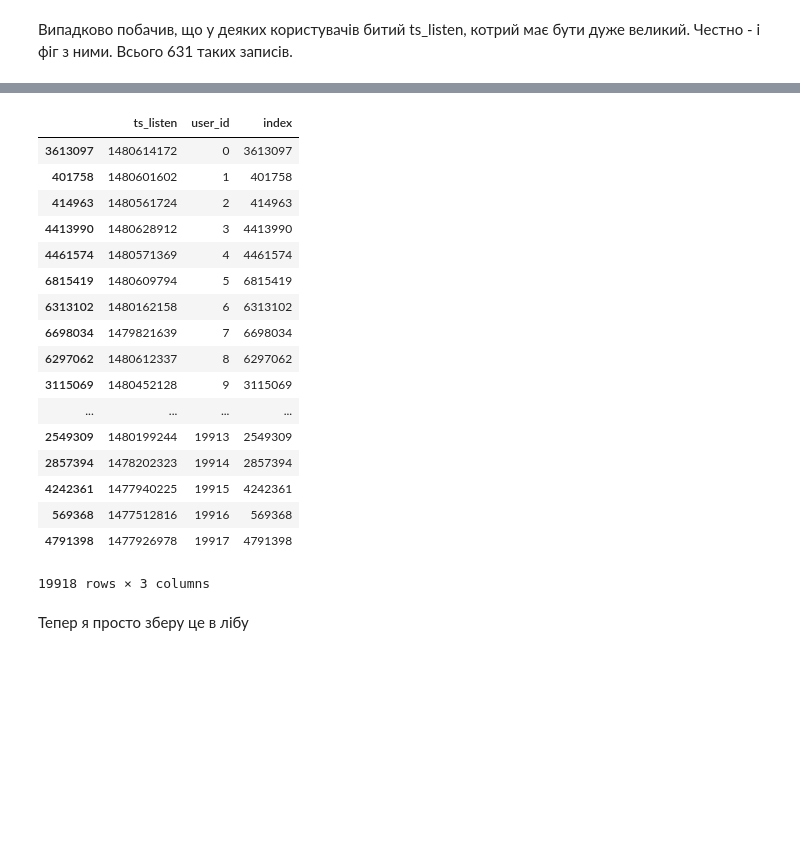
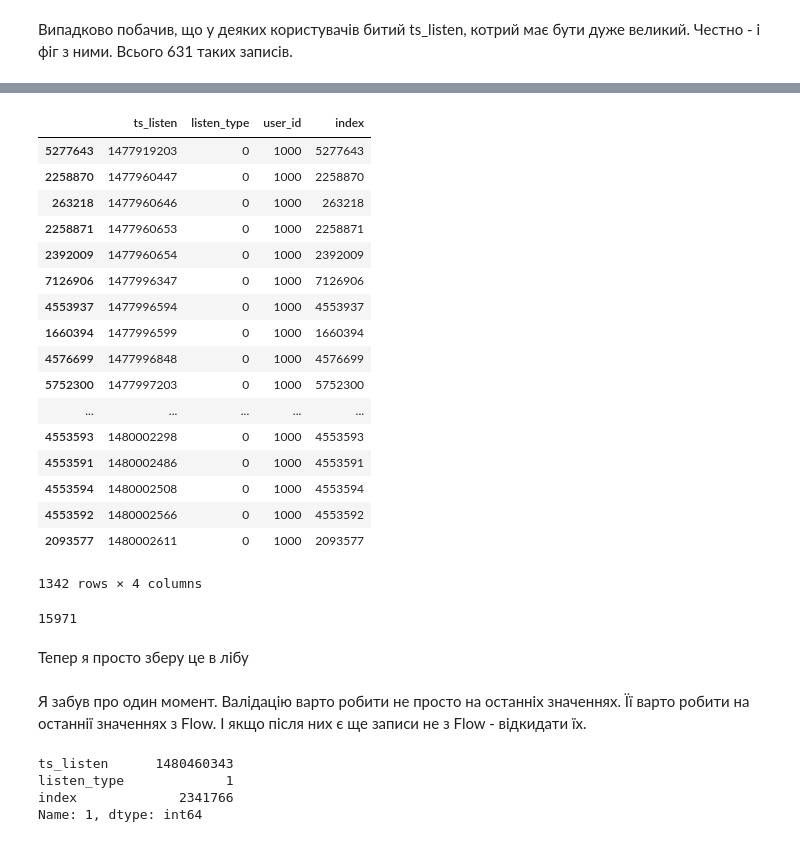
Before and after one commit to tsdaemon/mscs-competition2, a Jupyter notebook: AS_3_Validation-split.ipynb, the cells around one changed output, grey strips where cells are left out. Cells and saved outputs as stored; diff of their text form; code cells hidden in the pictures; blank space fills up the shorter version.

```diff
--- a/AS_3_Validation-split.ipynb
+++ b/AS_3_Validation-split.ipynb
@@ -103,23 +63,36 @@ is_bigger
-# %%
-train.loc[list(by_user['index'])]
-# %% [output]
-|  | ts_listen | user_id | index |
-| 3613097 | 1480614172 | 0 | 3613097 |
-| 401758 | 1480601602 | 1 | 401758 |
-| 414963 | 1480561724 | 2 | 414963 |
-| 4413990 | 1480628912 | 3 | 4413990 |
-| 4461574 | 1480571369 | 4 | 4461574 |
-| 6815419 | 1480609794 | 5 | 6815419 |
-| 6313102 | 1480162158 | 6 | 6313102 |
-| 6698034 | 1479821639 | 7 | 6698034 |
-| 6297062 | 1480612337 | 8 | 6297062 |
-| 3115069 | 1480452128 | 9 | 3115069 |
-| ... | ... | ... | ... |
-| 2549309 | 1480199244 | 19913 | 2549309 |
-| 2857394 | 1478202323 | 19914 | 2857394 |
-| 4242361 | 1477940225 | 19915 | 4242361 |
-| 569368 | 1477512816 | 19916 | 569368 |
-| 4791398 | 1477926978 | 19917 | 4791398 |
-19918 rows × 3 columns
+# %%
+train[train['user_id']==1000]
+# %% [output]
+|  | ts_listen | listen_type | user_id | index |
+| 5277643 | 1477919203 | 0 | 1000 | 5277643 |
+| 2258870 | 1477960447 | 0 | 1000 | 2258870 |
+| 263218 | 1477960646 | 0 | 1000 | 263218 |
+| 2258871 | 1477960653 | 0 | 1000 | 2258871 |
+| 2392009 | 1477960654 | 0 | 1000 | 2392009 |
+| 7126906 | 1477996347 | 0 | 1000 | 7126906 |
+| 4553937 | 1477996594 | 0 | 1000 | 4553937 |
+| 1660394 | 1477996599 | 0 | 1000 | 1660394 |
+| 4576699 | 1477996848 | 0 | 1000 | 4576699 |
+| 5752300 | 1477997203 | 0 | 1000 | 5752300 |
+| ... | ... | ... | ... | ... |
+| 4553593 | 1480002298 | 0 | 1000 | 4553593 |
+| 4553591 | 1480002486 | 0 | 1000 | 4553591 |
+| 4553594 | 1480002508 | 0 | 1000 | 4553594 |
+| 4553592 | 1480002566 | 0 | 1000 | 4553592 |
+| 2093577 | 1480002611 | 0 | 1000 | 2093577 |
+1342 rows × 4 columns
+# %%
+len(test)
+# %% [output]
+15971
 # %% [markdown]
 Тепер я просто зберу це в лібу
+# %% [markdown]
+Я забув про один момент. Валідацію варто робити не просто на останніх значеннях. Її варто робити на останнії значеннях з Flow. І якщо після них є ще записи не з Flow - відкидати їх.
+# %%
+test.loc[1]
+# %% [output]
+ts_listen      1480460343
+listen_type             1
+index             2341766
+Name: 1, dtype: int64
```
Also changed, not shown: parts of 13 cells of this notebook, 2 other files.
